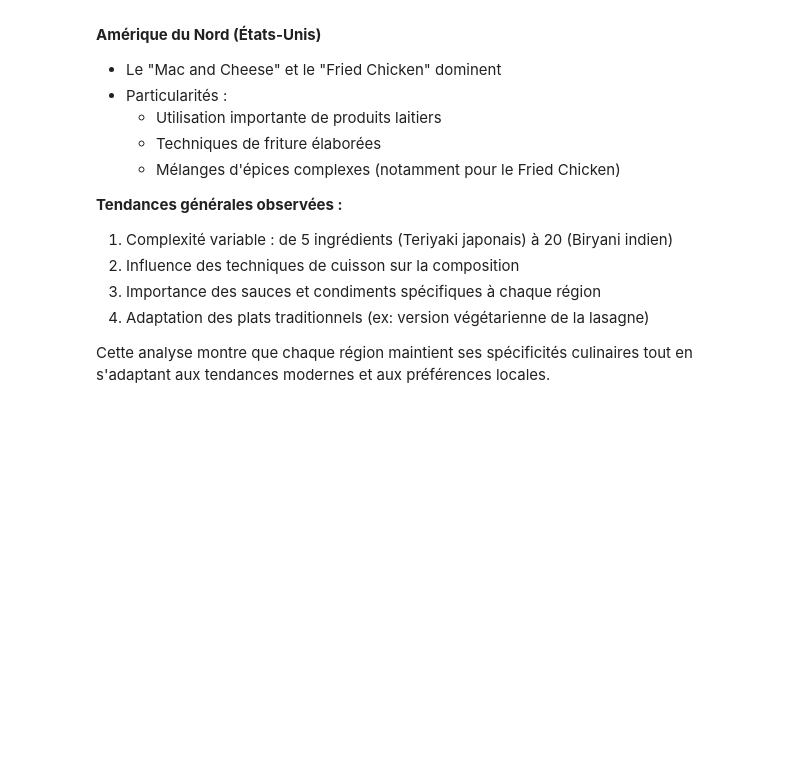
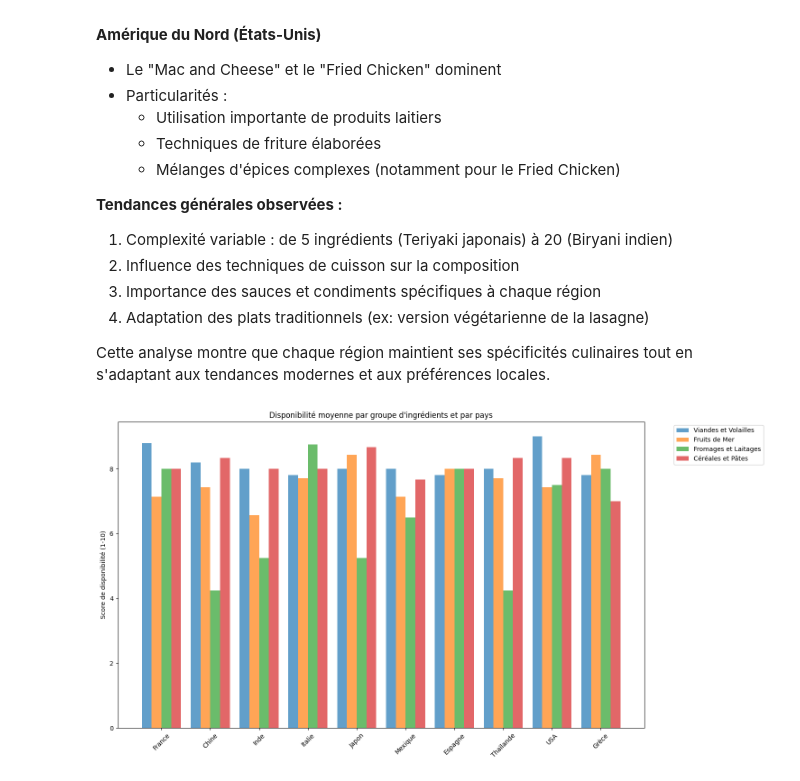
Before and after one commit to ludoveltz/hackaton_projet_W3D5, a Jupyter notebook: 7. Questions_clés.ipynb, the cells around one changed output. Drawn from its saved outputs; the diff is of its cells as text; code cells hidden in the pictures; blank space fills up the shorter version.

```diff
--- a/7. Questions_clés.ipynb
+++ b/7. Questions_clés.ipynb
@@ -669,3 +669,84 @@ Tendances par Catégorie La heatmap révèle que :
 4. Adaptation des plats traditionnels (ex: version végétarienne de la lasagne)
 
 Cette analyse montre que chaque région maintient ses spécificités culinaires tout en s'adaptant aux tendances modernes et aux préférences locales.
+# %%
+import pandas as pd
+import numpy as np
+import matplotlib.pyplot as plt
+import seaborn as sns
+
+# Lecture des fichiers
+disponibilite = pd.read_csv("DATASET/disponibilite_ingredients.csv", index_col=0)
+popularite = pd.read_csv("DATASET/plats_populaires_mondial.csv")
+
+# Liste des 10 pays
+pays = ['France', 'Chine', 'Inde', 'Italie', 'Japon', 'Mexique', 'Espagne', 'Thaïlande', 'USA', 'Grèce']
+
+# Définition des groupes avec uniquement les ingrédients disponibles
+ingredients_groupes = {
+    'Viandes et Volailles': ['chicken', 'chicken breast', 'chicken legs', 'chicken thighs', 'chicken wings'],
+    'Fruits de Mer': ['salmon', 'prawns', 'clams', 'shrimp', 'mussels', 'lobster', 'octopus'],
+    'Fromages et Laitages': ['cheese', 'mozzarella', 'parmesan', 'feta'],
+    'Céréales et Pâtes': ['rice', 'pasta', 'noodles']
+}
+
+# 1. Analyse par groupe d'ingrédients
+plt.figure(figsize=(15, 8))
+for i, (groupe, ingredients) in enumerate(ingredients_groupes.items()):
+    moyennes = disponibilite.loc[ingredients][pays].mean()
+    plt.bar([x + i*0.2 for x in range(len(pays))], moyennes, width=0.2,
+            label=groupe, alpha=0.7)
+
+plt.title('Disponibilité moyenne par groupe d\'ingrédients et par pays')
+plt.xticks([x + 0.3 for x in range(len(pays))], pays, rotation=45)
+plt.ylabel('Score de disponibilité (1-10)')
+plt.legend(bbox_to_anchor=(1.05, 1))
+plt.tight_layout()
+plt.show()
+
+# 2. Heatmap des disponibilités par groupe
+disponibilite_groupes = pd.DataFrame()
+for groupe, ingredients in ingredients_groupes.items():
+    disponibilite_groupes[groupe] = disponibilite.loc[ingredients][pays].mean()
+
+plt.figure(figsize=(12, 8))
+sns.heatmap(disponibilite_groupes.T, annot=True, fmt='.1f', cmap='YlOrRd')
+plt.title('Disponibilité moyenne par groupe d\'ingrédients et pays')
+plt.tight_layout()
+plt.show()
+
+# 3a. Analyse statistique basique
+print("\nAnalyse par groupe d'ingrédients:")
+for groupe, ingredients in ingredients_groupes.items():
+    ingredients_disponibles = [ing for ing in ingredients if ing in disponibilite.index]
+    if ingredients_disponibles:
+        moyennes = disponibilite.loc[ingredients_disponibles][pays].mean().mean()
+        variation = disponibilite.loc[ingredients_disponibles][pays].std().mean()
+        print(f"\n{groupe}:")
+        print(f"Disponibilité moyenne globale: {moyennes:.2f}")
+        print(f"Variation moyenne: {variation:.2f}")
+        meilleur_pays = disponibilite.loc[ingredients_disponibles][pays].mean().idxmax()
+        print(f"Meilleure disponibilité: {meilleur_pays}")
+
+# 3b. Analyse statistique détaillée
+print("\nAnalyse détaillée par groupe d'ingrédients:")
+for groupe, ingredients in ingredients_groupes.items():
+    moyennes = disponibilite.loc[ingredients][pays].mean()
+    print(f"\n{groupe}:")
+    print(f"Top 3 pays avec la meilleure disponibilité:")
+    print(moyennes.nlargest(3))
+    print(f"Disponibilité moyenne globale: {moyennes.mean():.2f}")
+    print(f"Écart type: {moyennes.std():.2f}")
+
+# 4. Corrélation entre groupes d'ingrédients
+correlations = pd.DataFrame()
+for groupe, ingredients in ingredients_groupes.items():
+    correlations[groupe] = disponibilite.loc[ingredients][pays].mean()
+
+plt.figure(figsize=(10, 8))
+sns.heatmap(correlations.corr(), annot=True, cmap='coolwarm', center=0)
+plt.title('Corrélation entre les groupes d\'ingrédients')
+plt.tight_layout()
+plt.show()
+# %% [output]
+[figure, added]
```
Also changed, not shown: parts of 2 cells of this notebook.
